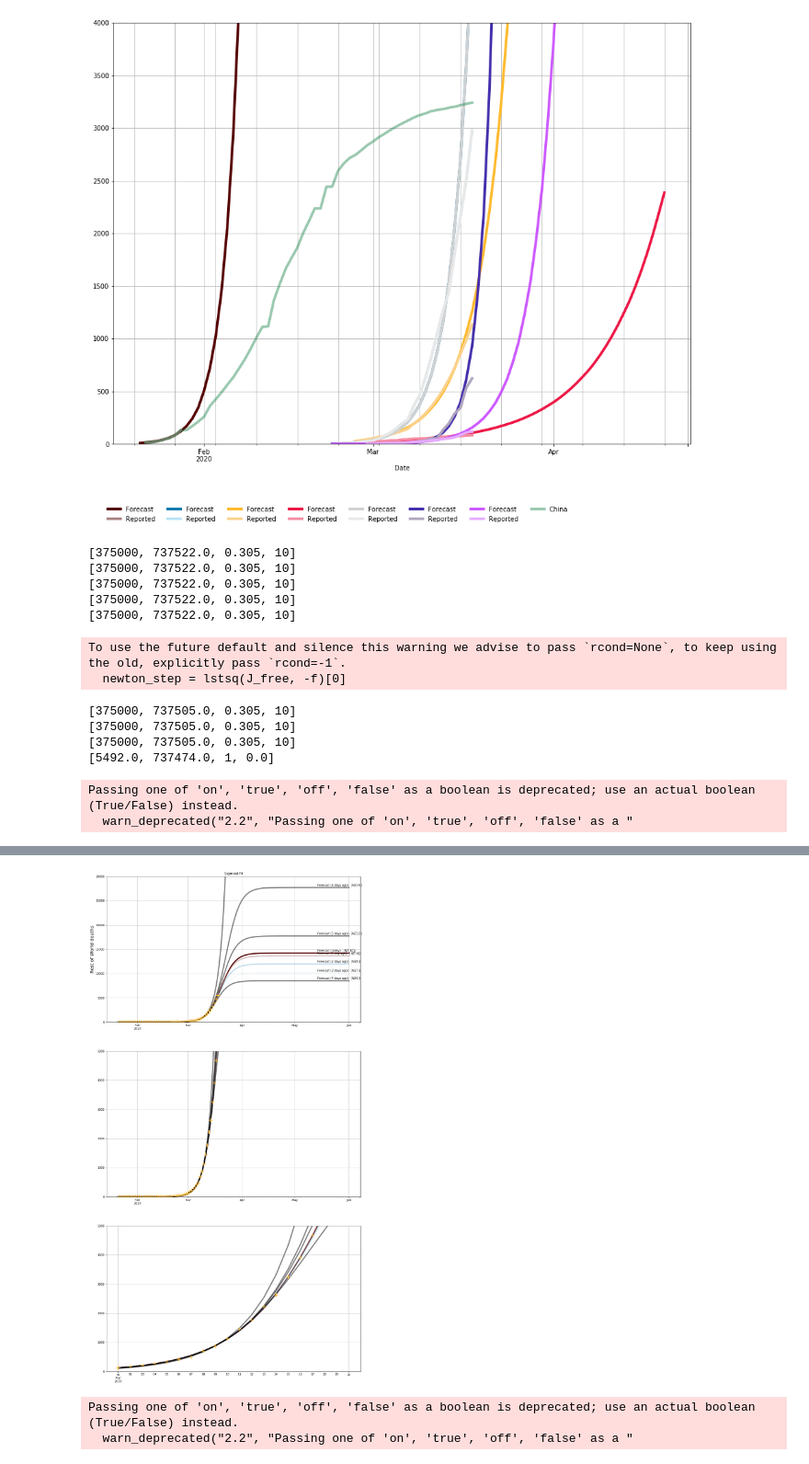
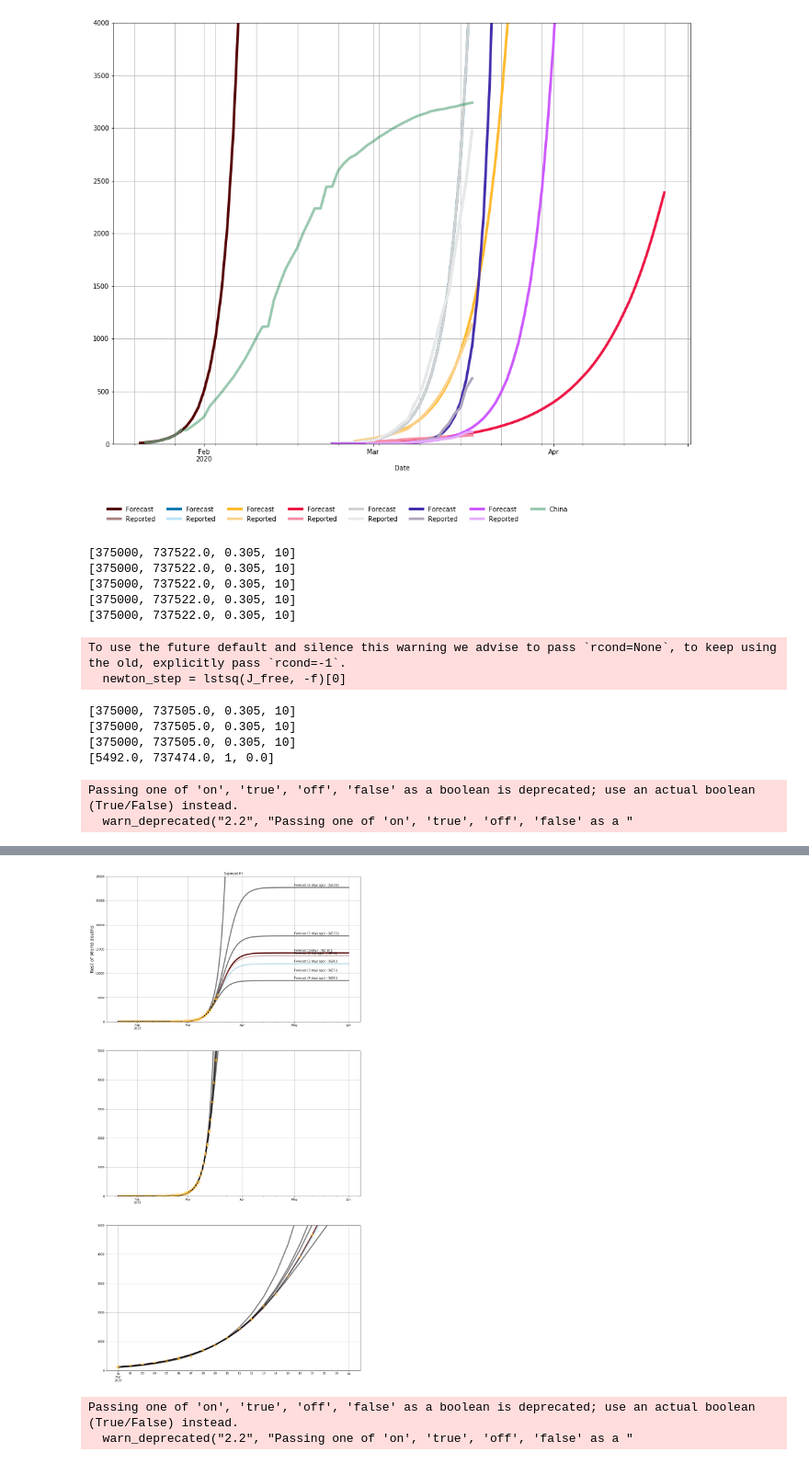
Before and after one commit to djhume/COVID-19, a Jupyter notebook: COVID-19.ipynb, the cells around one changed output, grey strips where cells are left out. Shown: that part at 92% size. Cells and saved outputs as stored; diff of their text form; code cells hidden in the pictures.

```diff
--- a/COVID-19.ipynb
+++ b/COVID-19.ipynb
@@ -401,7 +401,7 @@ fs_r["2020/3/1": "2020/3/20"].plot(ax=ax3, marker="+", lw=0, ms=14, mew=2)
 grid('on')
 ylim([0, 5000])
 
-x_date = datetime(2020,5,14)
+x_date = datetime(2020,5,1)
 y_shift=300
 
 ax.set_ylabel('Rest of World deaths', fontsize=16)
@@ -442,4 +442,4 @@ Text(2020-05-14 00:00:00, [28044.57605935], 'Forecast (6 days ago) - [NZ19])')
-[figure, old version]
+[figure, new version]
 # %%
 fig = plt.figure(1, figsize=[16,18])
 ax = fig.add_subplot(111)
```
Also changed, not shown: parts of 1 cell of this notebook.
